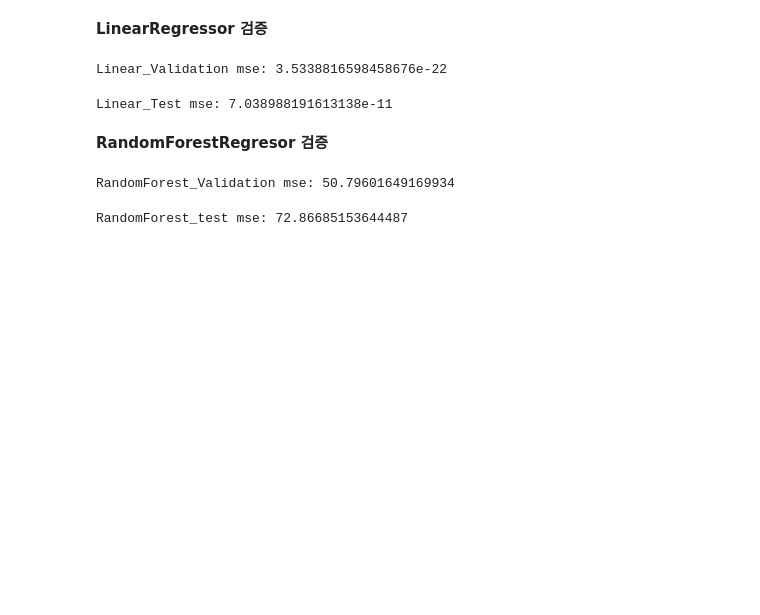
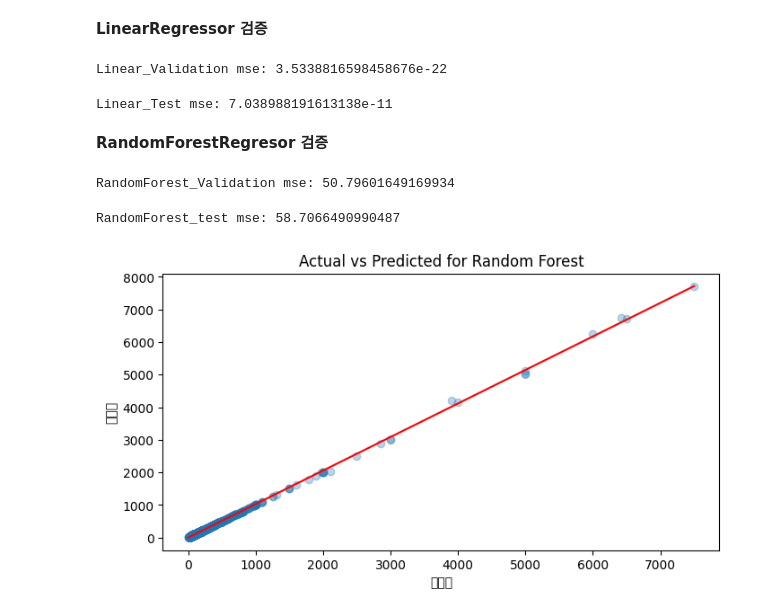
Before and after one commit to HWMV/No_use_repo_Aiffel, a Jupyter notebook: Machine_Learning/Airbnb_final.ipynb, the cells around one changed output. Saved outputs shown, nothing was run; the diff lists cells and outputs as text; code cells hidden in the pictures; blank space fills up the shorter version.

```diff
--- a/Machine_Learning/Airbnb_final.ipynb
+++ b/Machine_Learning/Airbnb_final.ipynb
@@ -343,7 +343,8 @@ RandomForest_Validation mse: 50.79601649169934
 from sklearn.ensemble import RandomForestRegressor
 
 # 모델 초기화 및 학습
-rf_model = RandomForestRegressor(random_state=2023)
+rf_model = RandomForestRegressor(random_state=2023,
+                                 n_estimators=500)
 rf_model.fit(x_train_encode, y_train)
 
 # 검증 데이터 예측
@@ -356,4 +357,24 @@ print(f'RandomForest_test mse: {rf_test_mse}')
 
 # mse, R_F_R : 72.86685153644487
 # %% [output]
-RandomForest_test mse: 72.86685153644487
+RandomForest_test mse: 58.7066490990487
+# %%
+import matplotlib.pyplot as plt
+
+# 실제 값 vs 예측 값 시각화 함수
+def plot_predictions(y_true, y_pred, model_name):
+    plt.figure(figsize=(8, 4))
+    plt.scatter(y_true, y_pred, alpha=0.3)
+    plt.plot([0, max(y_true)], [0, max(y_pred)], color='red')
+    plt.title(f'Actual vs Predicted for {model_name}')
+    plt.xlabel('실제값')
+    plt.ylabel('예측값')
+    plt.show()
+
+# # XGBoost 예측 결과 시각화
+# plot_predictions(np.expm1(y_val), pred, "XGBoost")
+
+# Random Forest 예측 결과 시각화
+plot_predictions(np.expm1(y_val), rf_val_pred, "Random Forest")
+# %% [output]
+[figure, added]
```
Also changed, not shown: parts of 2 cells of this notebook.
